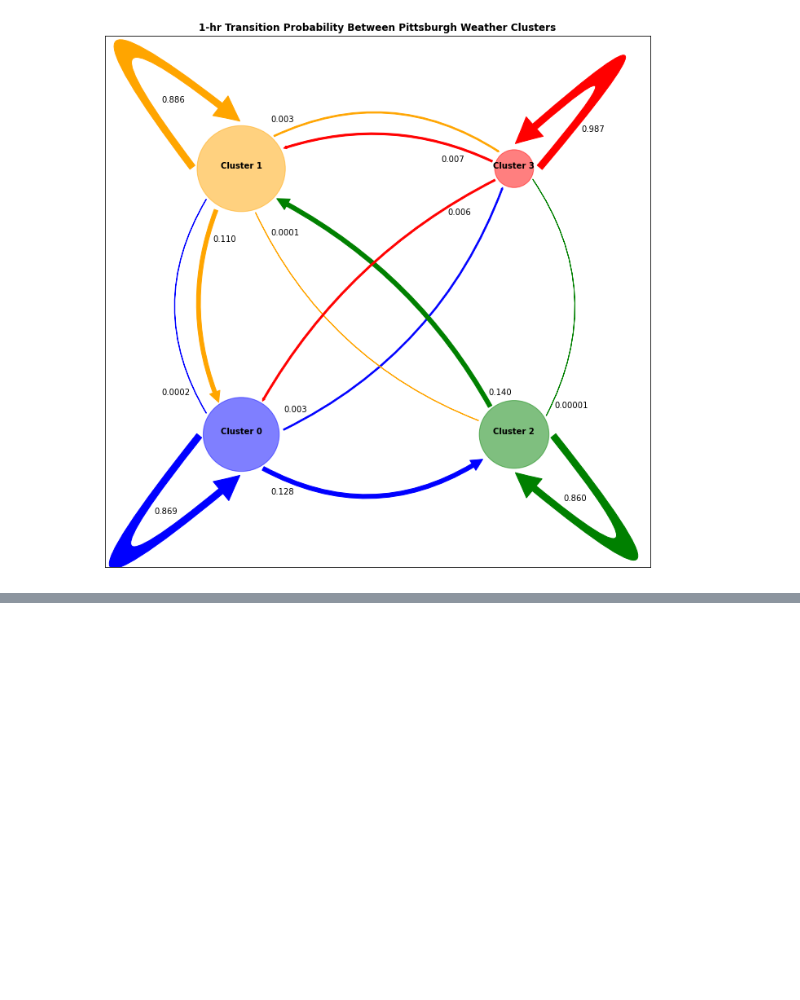
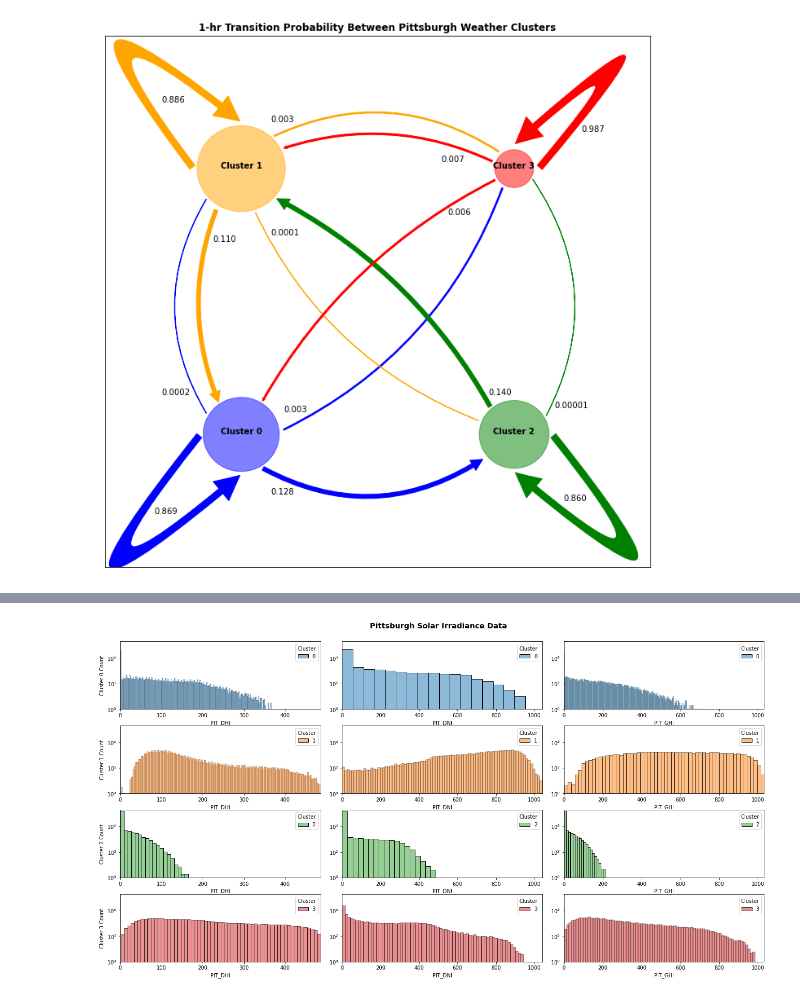
Before and after one commit to johnjkieffer/Solar_Forecasting, a Jupyter notebook: Clustering.ipynb, the cells around one changed output, grey strips where cells are left out. Saved outputs shown, nothing was run; the diff lists cells and outputs as text; code cells hidden in the pictures; blank space fills up the shorter version.

```diff
--- a/Clustering.ipynb
+++ b/Clustering.ipynb
@@ -516,0 +592,4 @@ plt.show()
+# %%
+k_means = KMeans(n_clusters=4, random_state=15217)
+model = k_means.fit(scaled_sc_weather)
+sc_centers = sc_scaler.inverse_transform(model.cluster_centers_)
@@ -516,0 +606,5 @@ plt.show()
+# %%
+sc_predict = model.predict(scaled_sc_weather)
+sc_predict = pd.Series(sc_predict, index=sc_weather.index)
+sc_weather['Cluster'] = sc_predict
+sc_weather.head()
@@ -516,0 +619,36 @@ plt.show()
+# %%
+fig, axs = plt.subplots(nrows=4, ncols=3, figsize=(18,10))
+fig.tight_layout(rect=[0, 0.03, 1, 0.95])
+plt.suptitle('Pittsburgh Solar Irradiance Data', weight='bold', size='x-large')
+
+g=sns.histplot(data=sc_weather[sc_weather['Cluster'] == 0], x='PIT_DHI', ax=axs[0,0], palette=["C0"], hue='Cluster', log_scale=(False, True))
+g.set(xlim=(DHI_min, DHI_max), ylim=(1,200000), ylabel='Cluster 0 Count')
+g=sns.histplot(data=sc_weather[sc_weather['Cluster'] == 0], x='PIT_DNI', ax=axs[0,1], palette=["C0"], hue='Cluster', log_scale=(False, True))
+g.set(xlim=(DNI_min, DNI_max), ylim=(1,200000), ylabel='')
+g=sns.histplot(data=sc_weather[sc_weather['Cluster'] == 0], x='PIT_GHI', ax=axs[0,2], palette=["C0"], hue='Cluster', log_scale=(False, True))
+g.set(xlim=(GHI_min, GHI_max), ylim=(1,200000), ylabel='')
+
+g=sns.histplot(data=sc_weather[sc_weather['Cluster'] == 1], x='PIT_DHI', ax=axs[1,0], palette=["C1"], hue='Cluster', log_scale=(False, True))
+g.set(xlim=(DHI_min, DHI_max), ylim=(1,200000), ylabel='Cluster 1 Count')
+g=sns.histplot(data=sc_weather[sc_weather['Cluster'] == 1], x='PIT_DNI', ax=axs[1,1], palette=["C1"], hue='Cluster', log_scale=(False, True))
+g.set(xlim=(DNI_min, DNI_max), ylim=(1,200000), ylabel='')
+g=sns.histplot(data=sc_weather[sc_weather['Cluster'] == 1], x='PIT_GHI', ax=axs[1,2], palette=["C1"], hue='Cluster', log_scale=(False, True))
+g.set(xlim=(GHI_min, GHI_max), ylim=(1,200000), ylabel='')
+
+g=sns.histplot(data=sc_weather[sc_weather['Cluster'] == 2], x='PIT_DHI', ax=axs[2,0], palette=["C2"], hue='Cluster', log_scale=(False, True))
+g.set(xlim=(DHI_min, DHI_max), ylim=(1,200000), ylabel='Cluster 2 Count')
+g=sns.histplot(data=sc_weather[sc_weather['Cluster'] == 2], x='PIT_DNI', ax=axs[2,1], palette=["C2"], hue='Cluster', log_scale=(False, True))
+g.set(xlim=(DNI_min, DNI_max), ylim=(1,200000), ylabel='')
+g=sns.histplot(data=sc_weather[sc_weather['Cluster'] == 2], x='PIT_GHI', ax=axs[2,2], palette=["C2"], hue='Cluster', log_scale=(False, True))
+g.set(xlim=(GHI_min, GHI_max), ylim=(1,200000), ylabel='')
+
+g=sns.histplot(data=sc_weather[sc_weather['Cluster'] == 3], x='PIT_DHI', ax=axs[3,0], palette=["C3"], hue='Cluster', log_scale=(False, True))
+g.set(xlim=(DHI_min, DHI_max), ylim=(1,200000), ylabel='Cluster 3 Count')
+g=sns.histplot(data=sc_weather[sc_weather['Cluster'] == 3], x='PIT_DNI', ax=axs[3,1], palette=["C3"], hue='Cluster', log_scale=(False, True))
+g.set(xlim=(DNI_min, DNI_max), ylim=(1,200000), ylabel='')
+g=sns.histplot(data=sc_weather[sc_weather['Cluster'] == 3], x='PIT_GHI', ax=axs[3,2], palette=["C3"], hue='Cluster', log_scale=(False, True))
+g.set(xlim=(GHI_min, GHI_max), ylim=(1,200000), ylabel='')
+
+plt.show()
+# %% [output]
+[figure, added]
```
Also changed, not shown: parts of 28 cells of this notebook.
